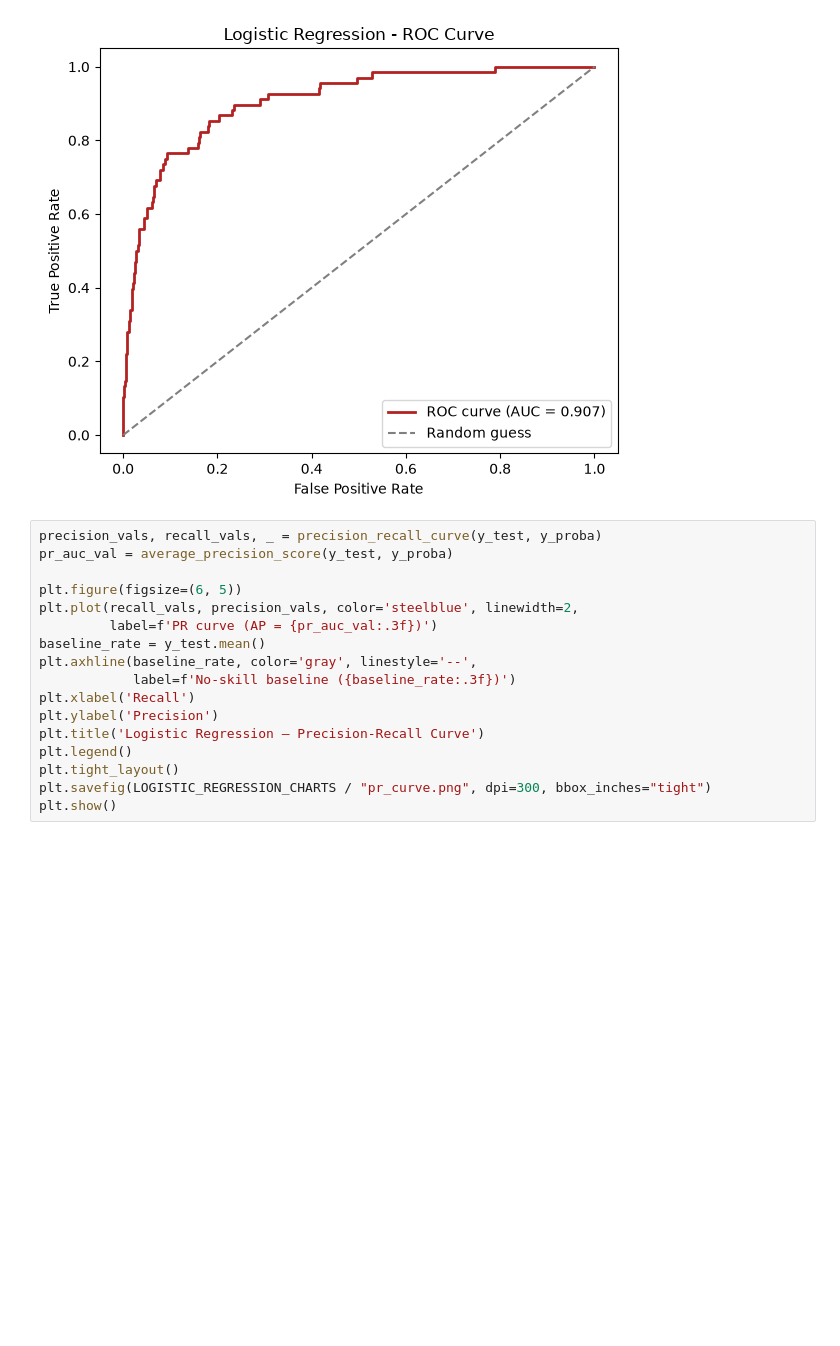
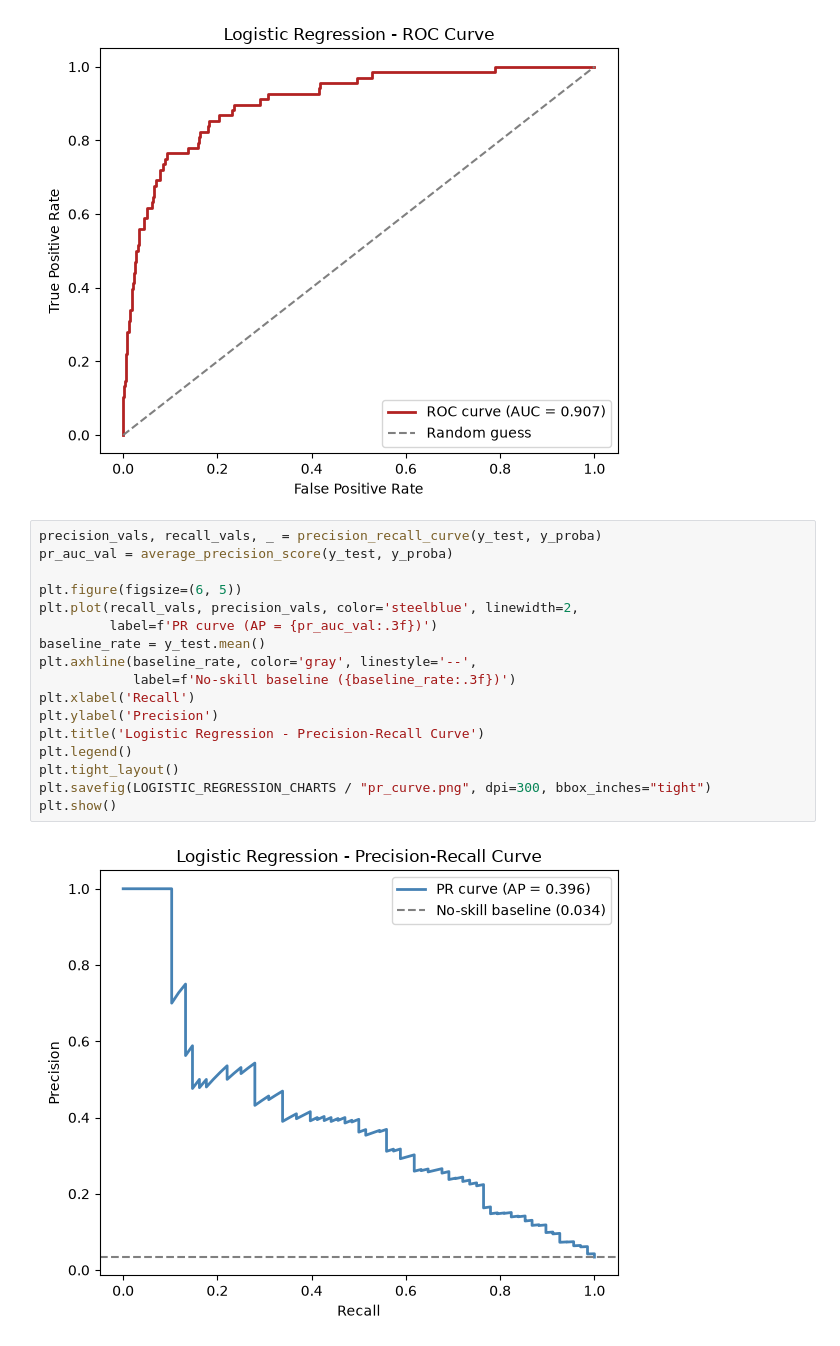
Before and after one commit to AmirmasoudCS/Predictive-Maintenance, a Jupyter notebook: notebooks/03_logistic_regression.ipynb, the cells around one changed output. Saved outputs shown, nothing was run; the diff lists cells and outputs as text; blank space fills up the shorter version.

Commit message:
Generating the chart for the precission recall

```diff
--- a/notebooks/03_logistic_regression.ipynb
+++ b/notebooks/03_logistic_regression.ipynb
@@ -121,17 +121,19 @@ plt.show()
 # %%
 precision_vals, recall_vals, _ = precision_recall_curve(y_test, y_proba)
 pr_auc_val = average_precision_score(y_test, y_proba)
 
 plt.figure(figsize=(6, 5))
 plt.plot(recall_vals, precision_vals, color='steelblue', linewidth=2,
          label=f'PR curve (AP = {pr_auc_val:.3f})')
 baseline_rate = y_test.mean()
 plt.axhline(baseline_rate, color='gray', linestyle='--',
             label=f'No-skill baseline ({baseline_rate:.3f})')
 plt.xlabel('Recall')
 plt.ylabel('Precision')
-plt.title('Logistic Regression — Precision-Recall Curve')
+plt.title('Logistic Regression - Precision-Recall Curve')
 plt.legend()
 plt.tight_layout()
 plt.savefig(LOGISTIC_REGRESSION_CHARTS / "pr_curve.png", dpi=300, bbox_inches="tight")
 plt.show()
+# %% [output]
+[figure, added]
```
Also changed, not shown: 1 other file.
